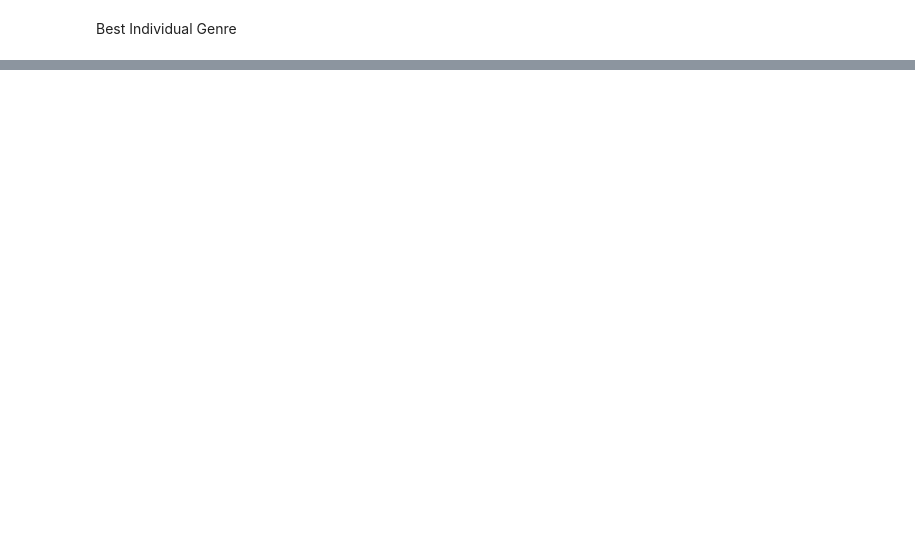
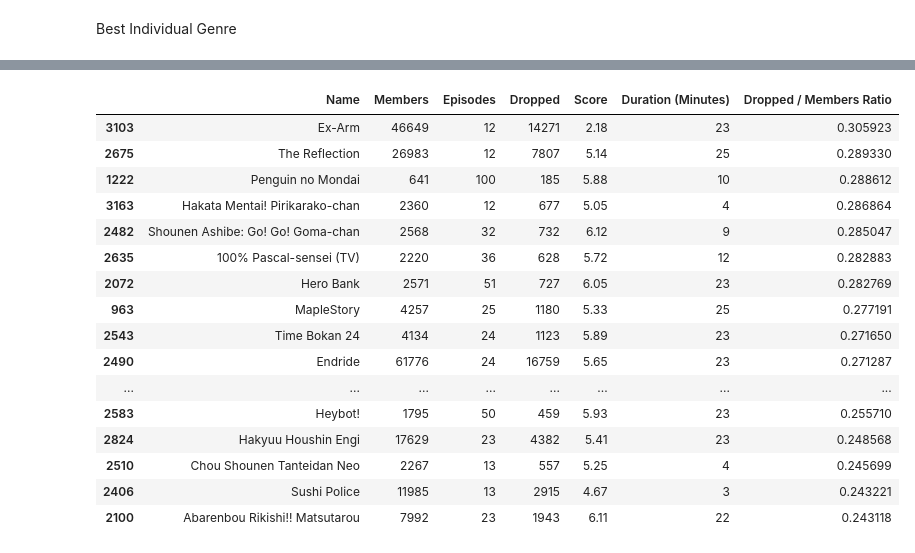
Before and after one commit to data301-2021-summer2/group03-project, a Jupyter notebook: analysis/Jia_Quan/milestone2.ipynb, the cells around one changed output, grey strips where cells are left out. Drawn from its saved outputs; the diff is of its cells as text; code cells hidden in the pictures; blank space fills up the shorter version.

```diff
--- a/analysis/Jia_Quan/milestone2.ipynb
+++ b/analysis/Jia_Quan/milestone2.ipynb
@@ -196,0 +236,23 @@ ax = sns.countplot( y="Count", data=genreIndividualOccurances2)
+# %%
+q2df = pdf[['Name','Members','Episodes','Dropped','Score','Duration (Minutes)']]
+q2df['Dropped / Members Ratio'] = q2df['Dropped'] / q2df['Members']
+q2df = q2df.sort_values(by=['Dropped / Members Ratio'], ascending=False)
+q2df.head(20)
+# %% [output]
+|  | Name | Members | Episodes | Dropped | Score | Duration (Minutes) | Dropped / Members Ratio |
+| 3103 | Ex-Arm | 46649 | 12 | 14271 | 2.18 | 23 | 0.305923 |
+| 2675 | The Reflection | 26983 | 12 | 7807 | 5.14 | 25 | 0.289330 |
+| 1222 | Penguin no Mondai | 641 | 100 | 185 | 5.88 | 10 | 0.288612 |
+| 3163 | Hakata Mentai! Pirikarako-chan | 2360 | 12 | 677 | 5.05 | 4 | 0.286864 |
+| 2482 | Shounen Ashibe: Go! Go! Goma-chan | 2568 | 32 | 732 | 6.12 | 9 | 0.285047 |
+| 2635 | 100% Pascal-sensei (TV) | 2220 | 36 | 628 | 5.72 | 12 | 0.282883 |
+| 2072 | Hero Bank | 2571 | 51 | 727 | 6.05 | 23 | 0.282769 |
+| 963 | MapleStory | 4257 | 25 | 1180 | 5.33 | 25 | 0.277191 |
+| 2543 | Time Bokan 24 | 4134 | 24 | 1123 | 5.89 | 23 | 0.271650 |
+| 2490 | Endride | 61776 | 24 | 16759 | 5.65 | 23 | 0.271287 |
+| ... | ... | ... | ... | ... | ... | ... | ... |
+| 2583 | Heybot! | 1795 | 50 | 459 | 5.93 | 23 | 0.255710 |
+| 2824 | Hakyuu Houshin Engi | 17629 | 23 | 4382 | 5.41 | 23 | 0.248568 |
+| 2510 | Chou Shounen Tanteidan Neo | 2267 | 13 | 557 | 5.25 | 4 | 0.245699 |
+| 2406 | Sushi Police | 11985 | 13 | 2915 | 4.67 | 3 | 0.243221 |
+| 2100 | Abarenbou Rikishi!! Matsutarou | 7992 | 23 | 1943 | 6.11 | 22 | 0.243118 |
```
Also changed, not shown: parts of 11 cells of this notebook.
